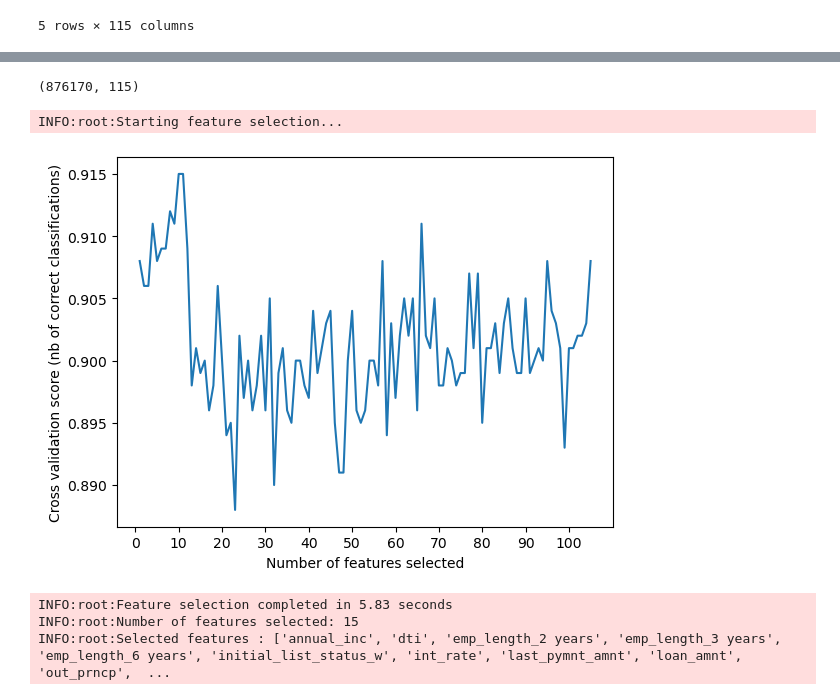
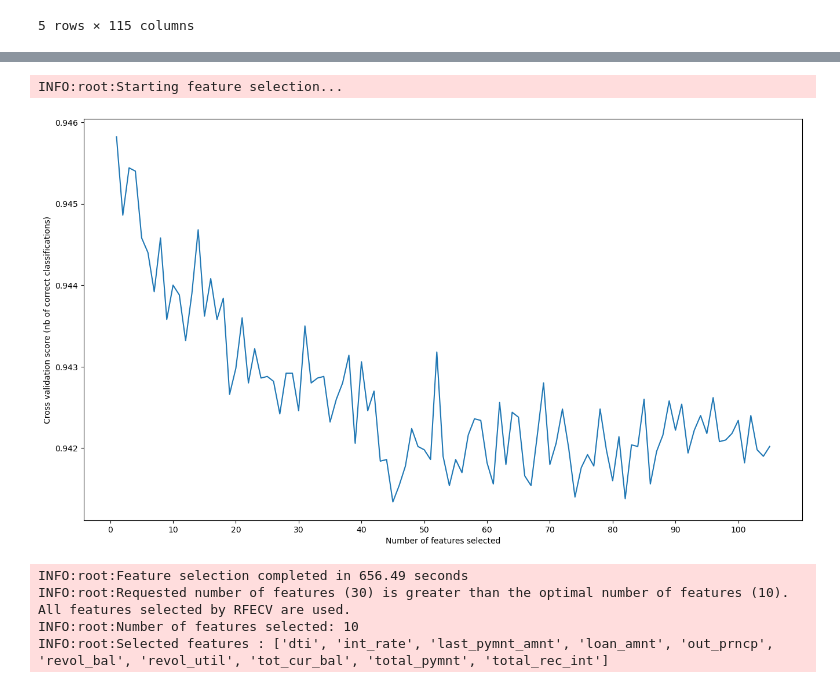
Before and after one commit to xzhou110/lending_club_loans_default_prediction, a Jupyter notebook: 02. modeling_new.ipynb, the cells around one changed output, grey strips where cells are left out. Saved outputs shown, nothing was run; the diff lists cells and outputs as text; code cells hidden in the pictures.

Commit message:
updated utils and class for best practice

```diff
--- a/02. modeling_new.ipynb
+++ b/02. modeling_new.ipynb
@@ -45,19 +48,23 @@ Index(['loan_amnt', 'int_rate', 'annual_inc', 'dti', 'delinq_2yrs',
       dtype='object', length=115)
-# %%
-df.shape
-# %% [output]
-(876170, 115)
+# %%
+X_processed = df.drop(columns = 'label')
+y = df['label']
+# %%
+# Split the data into train and test sets
+
+X_train, X_test, y_train, y_test = train_test_split(X_processed, y, test_size=0.3, random_state=42)
 # %%
 # Perform feature selection - without telling optimal number of features
 
-top_n_features = fs.select_features(X_train=df.drop(columns=['label']),
-                                    y_train=df['label'],
-                                    n_features_to_select=15,
-                                    ml_type='classification',
-                                    n_samples=1000)
+selected_features = fs.select_features(X_train=X_train,
+                                       y_train=y_train,
+                                       n_features_to_select=30,
+                                       ml_type='classification',
+                                       n_samples=50000)
 # %% [output]
 INFO:root:Starting feature selection...
-[figure, old version]
+[figure, new version]
-INFO:root:Feature selection completed in 5.83 seconds
-INFO:root:Number of features selected: 15
-INFO:root:Selected features : ['annual_inc', 'dti', 'emp_length_2 years', 'emp_length_3 years', 'emp_length_6 years', 'initial_list_status_w', 'int_rate', 'last_pymnt_amnt', 'loan_amnt', 'out_prncp',  ...
+INFO:root:Feature selection completed in 656.49 seconds
+INFO:root:Requested number of features (30) is greater than the optimal number of features (10). All features selected by RFECV are used.
+INFO:root:Number of features selected: 10
+INFO:root:Selected features : ['dti', 'int_rate', 'last_pymnt_amnt', 'loan_amnt', 'out_prncp', 'revol_bal', 'revol_util', 'tot_cur_bal', 'total_pymnt', 'total_rec_int']
```
Also changed, not shown: parts of 8 cells of this notebook, 8 other files.
